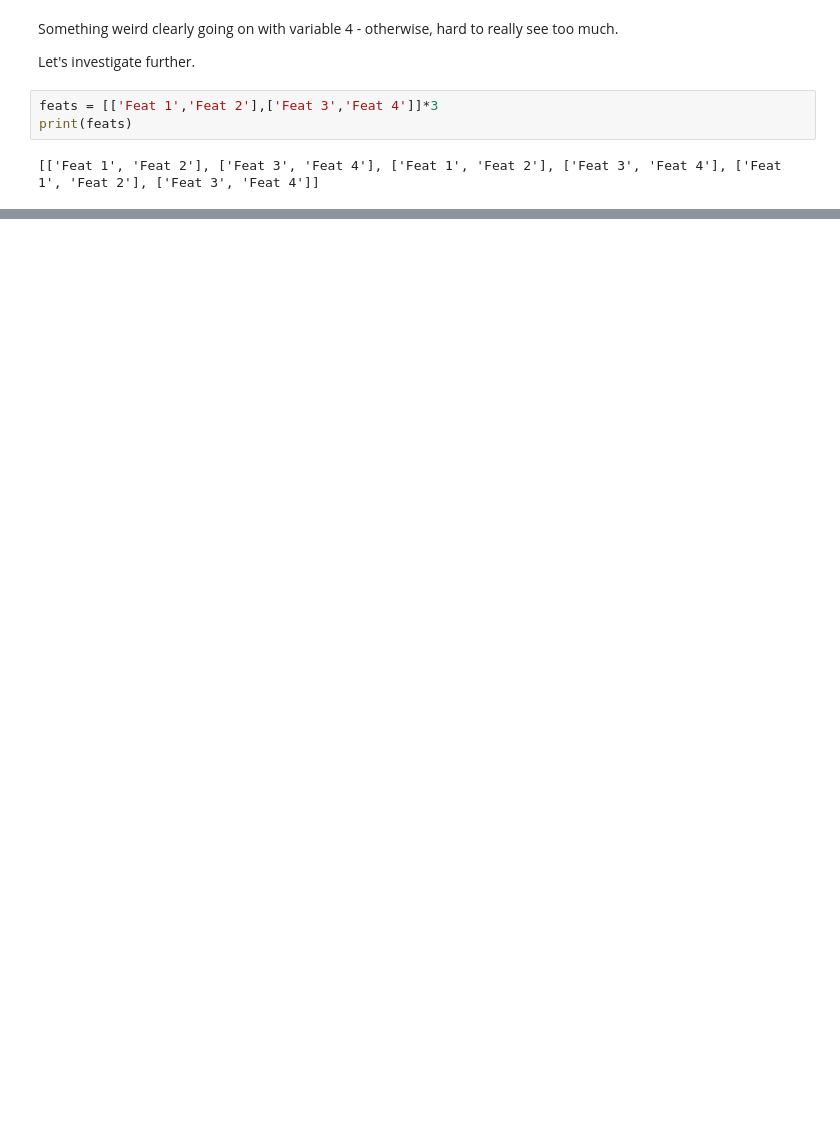
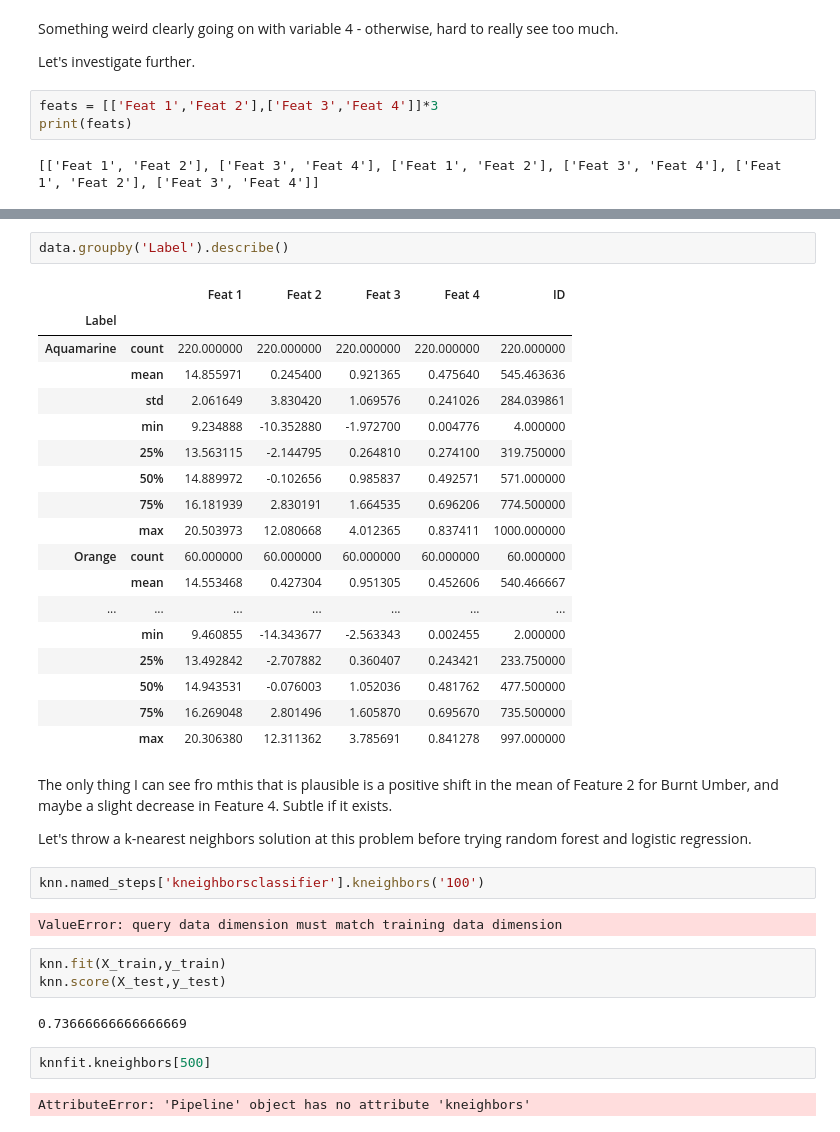
Before and after one commit to magratheazaphod/nextcaller, a Jupyter notebook: blind_scratch.ipynb, the cells around one changed output, grey strips where cells are left out. Saved outputs shown, nothing was run; the diff lists cells and outputs as text; blank space fills up the shorter version.

Commit message:
implemented k-nearest neighbors and EOF

```diff
--- a/blind_scratch.ipynb
+++ b/blind_scratch.ipynb
@@ -189,0 +191,38 @@ Pipeline(steps=[('standardscaler',StandardScaler()),('gaussiannb', GaussianNB(pr
+# %%
+data.groupby('Label').describe()
+# %% [output]
+|  |  | Feat 1 | Feat 2 | Feat 3 | Feat 4 | ID |
+| Label |  |  |  |  |  |  |
+| Aquamarine | count | 220.000000 | 220.000000 | 220.000000 | 220.000000 | 220.000000 |
+|  | mean | 14.855971 | 0.245400 | 0.921365 | 0.475640 | 545.463636 |
+|  | std | 2.061649 | 3.830420 | 1.069576 | 0.241026 | 284.039861 |
+|  | min | 9.234888 | -10.352880 | -1.972700 | 0.004776 | 4.000000 |
+|  | 25% | 13.563115 | -2.144795 | 0.264810 | 0.274100 | 319.750000 |
+|  | 50% | 14.889972 | -0.102656 | 0.985837 | 0.492571 | 571.000000 |
+|  | 75% | 16.181939 | 2.830191 | 1.664535 | 0.696206 | 774.500000 |
+|  | max | 20.503973 | 12.080668 | 4.012365 | 0.837411 | 1000.000000 |
+| Orange | count | 60.000000 | 60.000000 | 60.000000 | 60.000000 | 60.000000 |
+|  | mean | 14.553468 | 0.427304 | 0.951305 | 0.452606 | 540.466667 |
+| ... | ... | ... | ... | ... | ... | ... |
+|  | min | 9.460855 | -14.343677 | -2.563343 | 0.002455 | 2.000000 |
+|  | 25% | 13.492842 | -2.707882 | 0.360407 | 0.243421 | 233.750000 |
+|  | 50% | 14.943531 | -0.076003 | 1.052036 | 0.481762 | 477.500000 |
+|  | 75% | 16.269048 | 2.801496 | 1.605870 | 0.695670 | 735.500000 |
+|  | max | 20.306380 | 12.311362 | 3.785691 | 0.841278 | 997.000000 |
+# %% [markdown]
+The only thing I can see fro mthis that is plausible is a positive shift in the mean of Feature 2 for Burnt Umber, and maybe a slight decrease in Feature 4. Subtle if it exists.
+
+Let's throw a k-nearest neighbors solution at this problem before trying random forest and logistic regression.
+# %%
+knn.named_steps['kneighborsclassifier'].kneighbors('100')
+# %% [output]
+ValueError: query data dimension must match training data dimension
+# %%
+knn.fit(X_train,y_train)
+knn.score(X_test,y_test)
+# %% [output]
+0.73666666666666669
+# %%
+knnfit.kneighbors[500]
+# %% [output]
+AttributeError: 'Pipeline' object has no attribute 'kneighbors'
```
Also changed, not shown: parts of 30 cells of this notebook.
